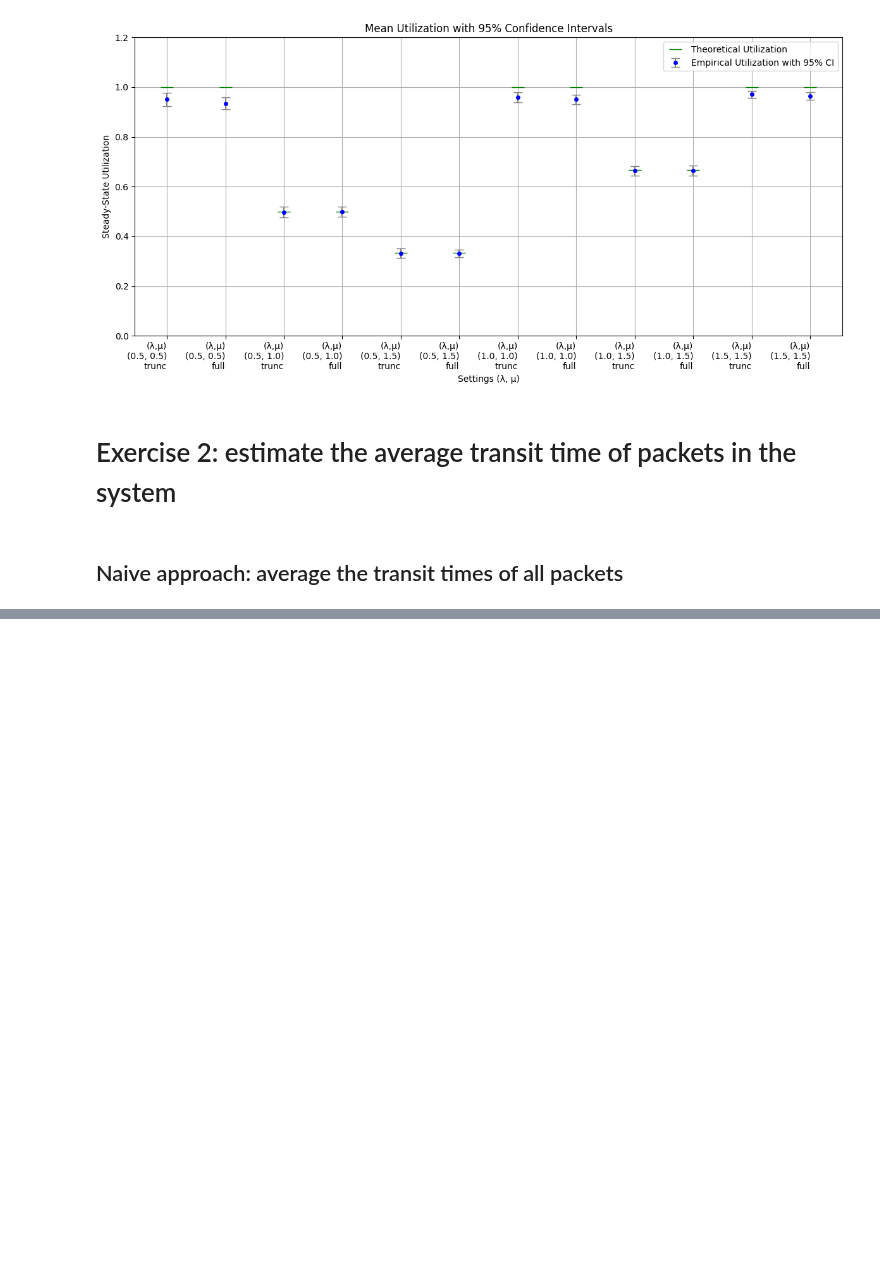
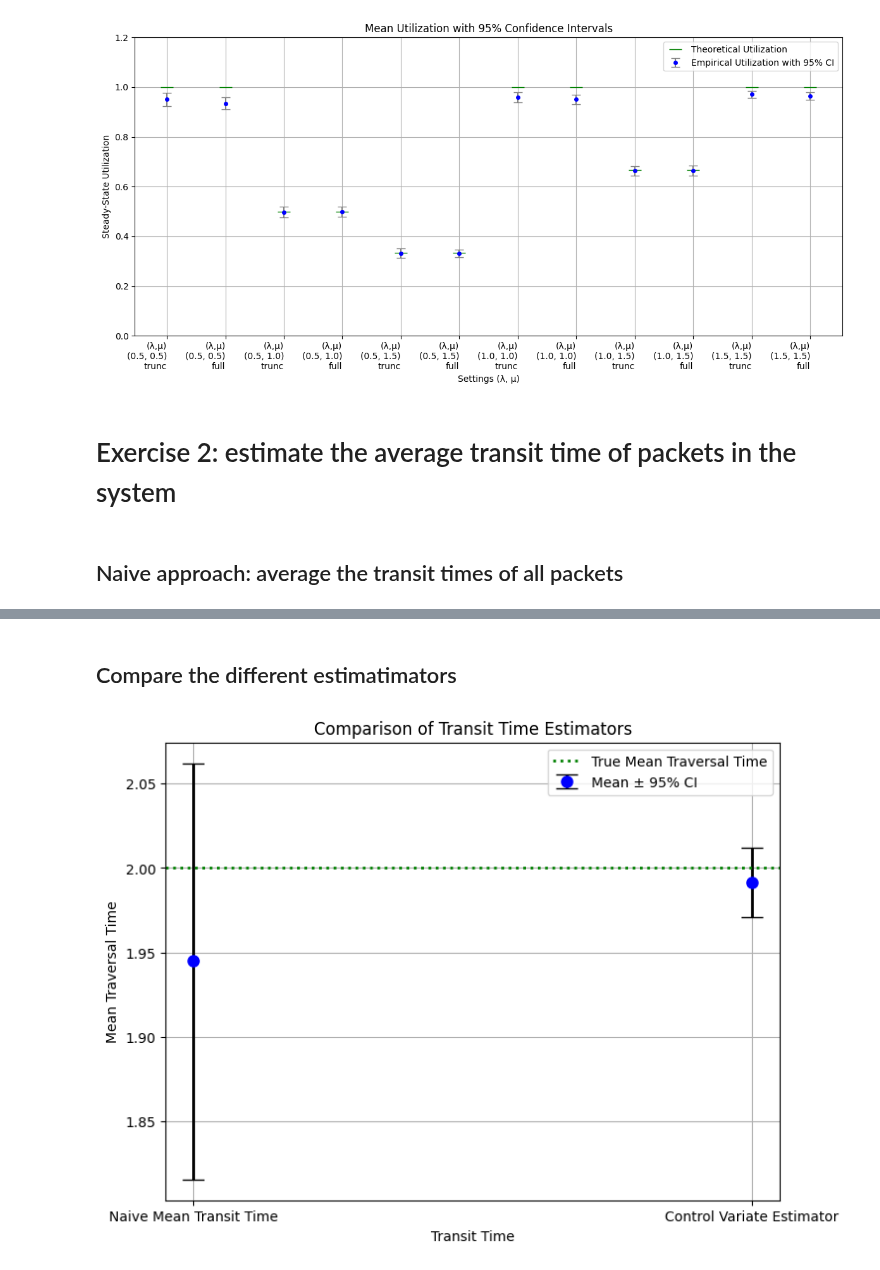
Before and after one commit to DaMole98/SPE-labs, a Jupyter notebook: HW-4/src/simulations.ipynb, the cells around one changed output, grey strips where cells are left out. Cells and saved outputs as stored; diff of their text form; code cells hidden in the pictures; blank space fills up the shorter version.

```diff
--- a/HW-4/src/simulations.ipynb
+++ b/HW-4/src/simulations.ipynb
@@ -663,0 +692,46 @@ tt_cv = mean_tt_for_rep - c * (avg_packets_inq - theoretical_piq)
+# %% [markdown]
+## Compare the different estimatimators
+# %%
+plt.figure(figsize=(8, 6))
+
+estimators = [naive_results, cv_results]
+
+
+plt.errorbar(
+    x=range(len(estimators)),
+    y=[est["mean"] for est in estimators],
+    yerr=np.array(
+        [
+            (est["mean"] - est["cis"][0], est["cis"][1] - est["mean"])
+            for est in estimators
+        ]
+    ).T,
+    fmt="o",
+    capsize=8,
+    elinewidth=2,
+    markersize=8,
+    color="blue",
+    ecolor="black",
+    label="Mean ± 95% CI",
+)
+plt.xticks(ticks=range(len(estimators)), labels=[est["label"] for est in estimators])
+
+
+plt.axhline(
+    1 / (mu - lambda_),
+    color="green",
+    linestyle=":",
+    linewidth=2,
+    label="True Mean Traversal Time",
+)
+
+
+plt.xlabel("Transit Time")
+plt.ylabel("Mean Traversal Time")
+plt.title("Comparison of Transit Time Estimators")
+plt.grid()
+plt.legend()
+plt.show()
+# Print the results
+# %% [output]
+[figure, added]
```
Also changed, not shown: parts of 8 cells of this notebook.
